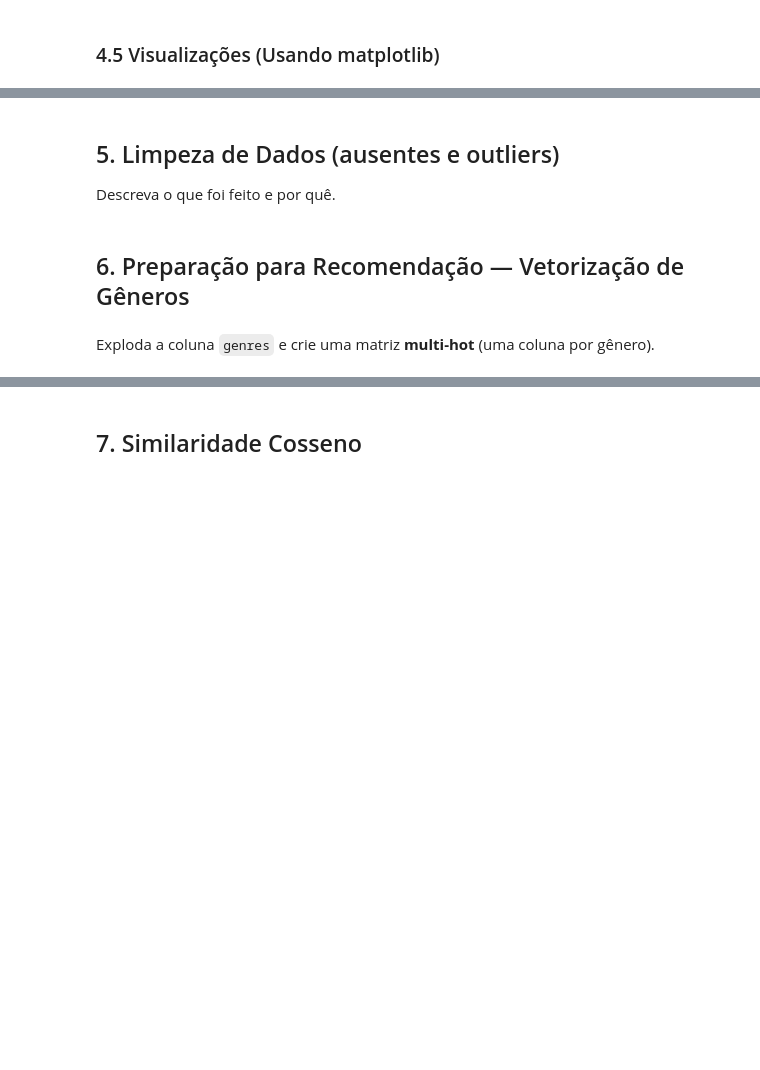
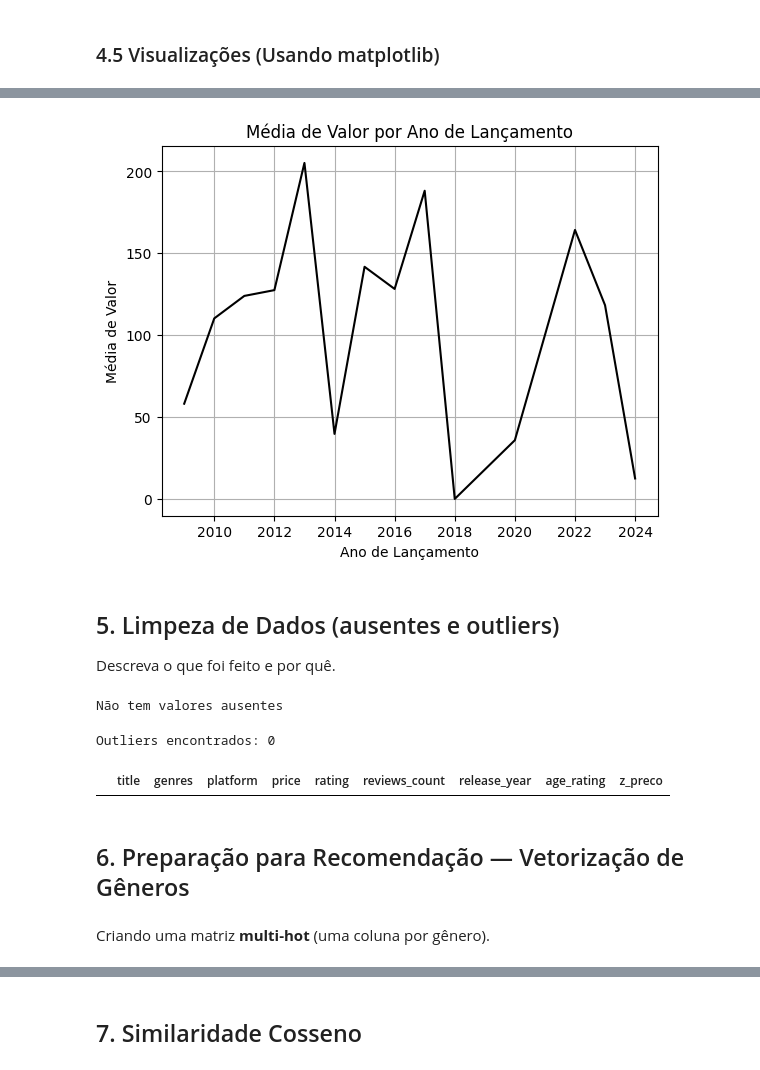
Before and after one commit to matheusavolio/EDA_Similaridade_Cosseno, a Jupyter notebook: EDA_Similaridade_Cosseno.ipynb, the cells around one changed output, grey strips where cells are left out. Drawn from its saved outputs; the diff is of its cells as text; code cells hidden in the pictures; blank space fills up the shorter version.

```diff
--- a/EDA_Similaridade_Cosseno.ipynb
+++ b/EDA_Similaridade_Cosseno.ipynb
@@ -143,7 +139,41 @@ plt.show()
+# %%
+media_preco_por_ano = df.groupby('release_year')['price'].mean()
+plt.plot(media_preco_por_ano.index, media_preco_por_ano.values, color="black")
+plt.title("Média de Valor por Ano de Lançamento")
+plt.xlabel("Ano de Lançamento")
+plt.ylabel("Média de Valor")
+plt.grid(True)
+plt.show()
+# %% [output]
+[figure, added]
 # %% [markdown]
 ## 5. Limpeza de Dados (ausentes e outliers)
 Descreva o que foi feito e por quê.
+# %%
+# Verifica se tem valores ausentes, se não tiver retorna uma mensagem confirmando
+if df.isnull().any().any() == 0:
+  print("Não tem valores ausentes")
+else: # Se tiver valores ausentes nas colunas numéricas, vai tratar esses valores adicionando a média
+  df["price"].fillna(df["price"].mean(), inplace=True)
+  df["release_year"].fillna(df["release_year"].mean(), inplace=True)
+  df["age_rating"].fillna(df["age_rating"].mean(), inplace=True)
+  df["rating"].fillna(df["rating"].mean(), inplace=True)
+  df["reviews_count"].fillna(df["reviews_count"].mean(), inplace=True)
+# %% [output]
+Não tem valores ausentes
+# %%
+x = df["price"].to_numpy()
+z = (x - np.mean(x)) / np.std(x, ddof=0)
+df["z_preco"] = z
+
+# Define outliers como |z| > 2
+outliers = df[np.abs(df["z_preco"]) > 2]
+print("Outliers encontrados:", len(outliers))
+outliers.head()
+# %% [output]
+Outliers encontrados: 0
+|  | title | genres | platform | price | rating | reviews_count | release_year | age_rating | z_preco |
 # %% [markdown]
 ## 6. Preparação para Recomendação — Vetorização de Gêneros
 # %% [markdown]
-Exploda a coluna `genres` e crie uma matriz **multi-hot** (uma coluna por gênero).
+Criando uma matriz **multi-hot** (uma coluna por gênero).
```
Also changed, not shown: parts of 9 cells of this notebook.
